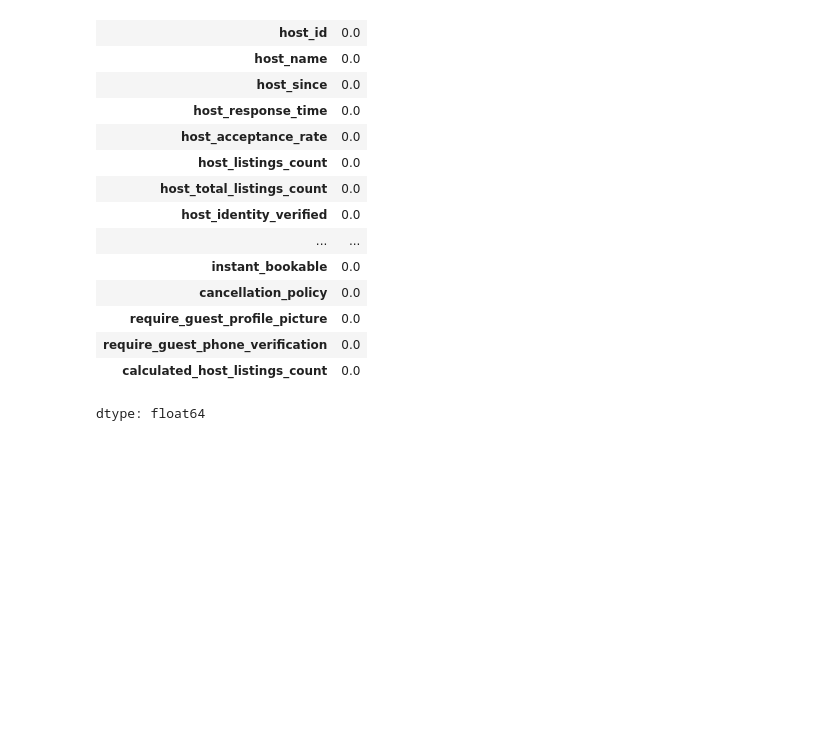
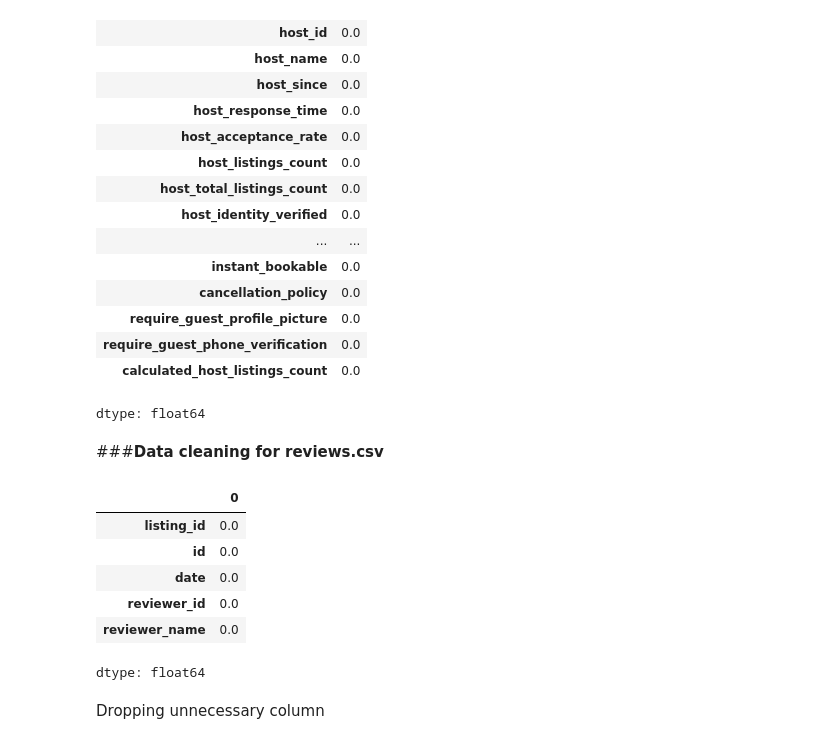
Before and after one commit to Attachai-S/cp372-125PN-131AS-132AY, a Jupyter notebook: cp372_report.ipynb, the cells around one changed output. Drawn from its saved outputs; the diff is of its cells as text; code cells hidden in the pictures; blank space fills up the shorter version.

Commit message:
cleaned data

```diff
--- a/cp372_report.ipynb
+++ b/cp372_report.ipynb
@@ -351,3 +349,19 @@ null_val_percent
 | require_guest_phone_verification | 0.0 |
 | calculated_host_listings_count | 0.0 |
 dtype: float64
+# %% [markdown]
+###**Data cleaning for reviews.csv**
+# %%
+total_null_vals = ReviewsDf.isnull().sum()
+null_val_percent = (total_null_vals/ len(ReviewsDf)) * 100
+null_val_percent
+# %% [output]
+|  | 0 |
+| listing_id | 0.0 |
+| id | 0.0 |
+| date | 0.0 |
+| reviewer_id | 0.0 |
+| reviewer_name | 0.0 |
+dtype: float64
+# %% [markdown]
+Dropping unnecessary column
```
Also changed, not shown: parts of 7 cells of this notebook.
